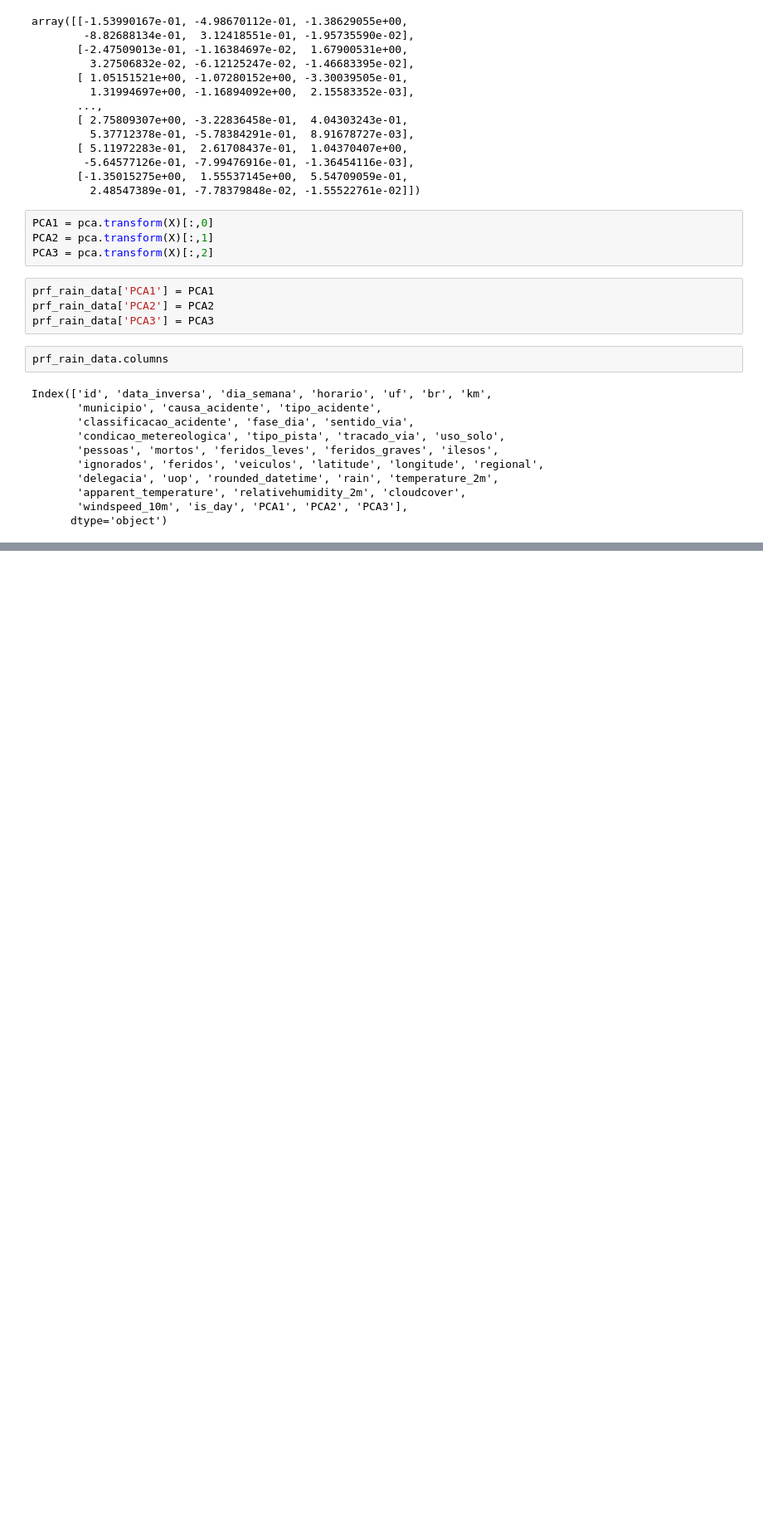
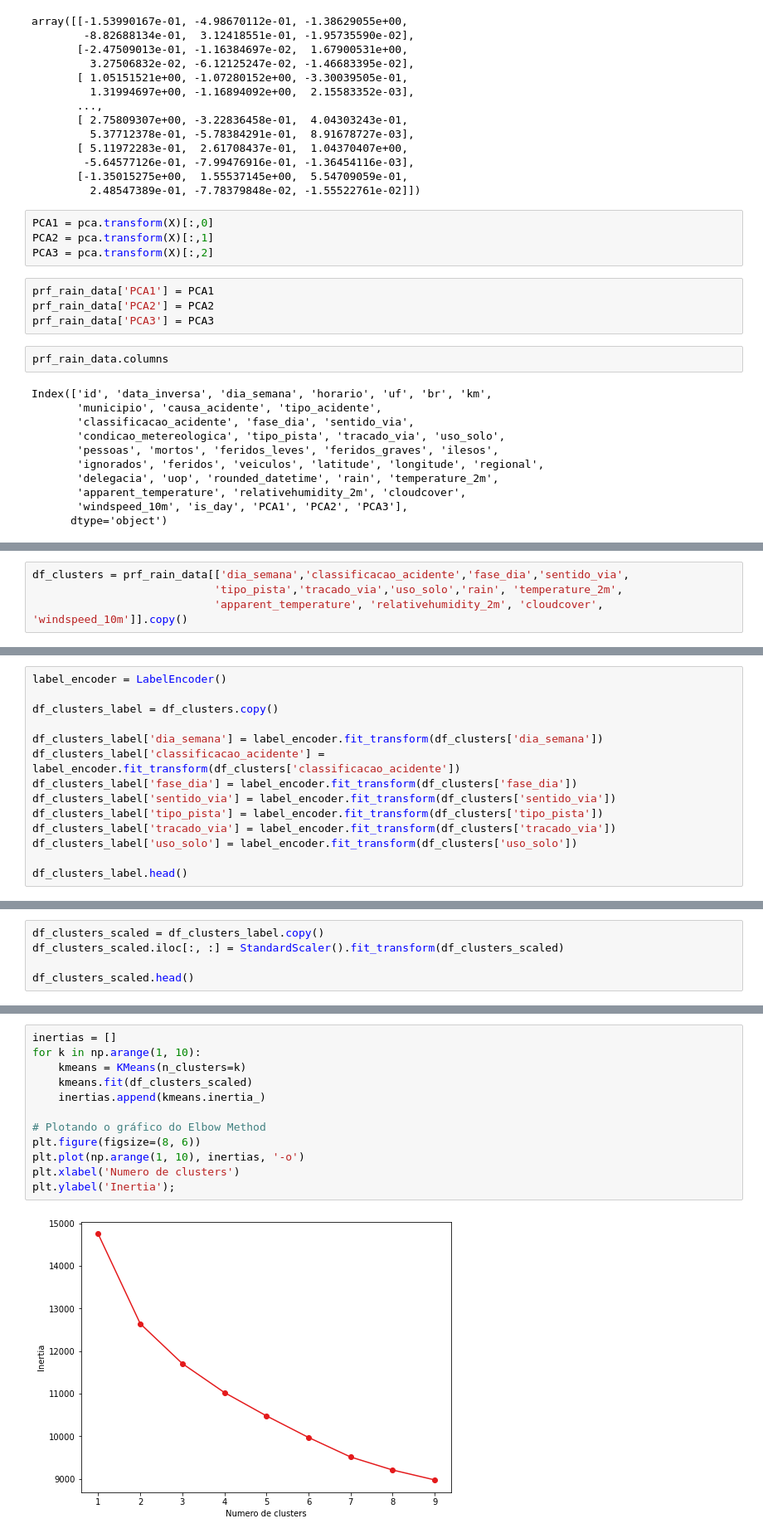
Before and after one commit to ciziks/traffic-accident-analysis, a Jupyter notebook: statistical_analysis.ipynb, the cells around one changed output, grey strips where cells are left out. Shown at 83% size. Cells and saved outputs as stored; diff of their text form; blank space fills up the shorter version.

```diff
--- a/statistical_analysis.ipynb
+++ b/statistical_analysis.ipynb
@@ -298,0 +324,4 @@ fig.show()
+# %%
+df_clusters = prf_rain_data[['dia_semana','classificacao_acidente','fase_dia','sentido_via',
+                            'tipo_pista','tracado_via','uso_solo','rain', 'temperature_2m',
+                            'apparent_temperature', 'relativehumidity_2m', 'cloudcover', 'windspeed_10m']].copy()
@@ -298,0 +337,14 @@ fig.show()
+# %%
+label_encoder = LabelEncoder()
+
+df_clusters_label = df_clusters.copy()
+
+df_clusters_label['dia_semana'] = label_encoder.fit_transform(df_clusters['dia_semana'])
+df_clusters_label['classificacao_acidente'] = label_encoder.fit_transform(df_clusters['classificacao_acidente'])
+df_clusters_label['fase_dia'] = label_encoder.fit_transform(df_clusters['fase_dia'])
+df_clusters_label['sentido_via'] = label_encoder.fit_transform(df_clusters['sentido_via'])
+df_clusters_label['tipo_pista'] = label_encoder.fit_transform(df_clusters['tipo_pista'])
+df_clusters_label['tracado_via'] = label_encoder.fit_transform(df_clusters['tracado_via'])
+df_clusters_label['uso_solo'] = label_encoder.fit_transform(df_clusters['uso_solo'])
+
+df_clusters_label.head()
@@ -298,0 +358,5 @@ fig.show()
+# %%
+df_clusters_scaled = df_clusters_label.copy()
+df_clusters_scaled.iloc[:, :] = StandardScaler().fit_transform(df_clusters_scaled)
+
+df_clusters_scaled.head()
@@ -298,0 +370,14 @@ fig.show()
+# %%
+inertias = []
+for k in np.arange(1, 10):
+    kmeans = KMeans(n_clusters=k)
+    kmeans.fit(df_clusters_scaled)
+    inertias.append(kmeans.inertia_)
+
+# Plotando o gráfico do Elbow Method
+plt.figure(figsize=(8, 6))
+plt.plot(np.arange(1, 10), inertias, '-o')
+plt.xlabel('Numero de clusters')
+plt.ylabel('Inertia');
+# %% [output]
+[figure, added]
```
Also changed, not shown: parts of 18 cells of this notebook.
